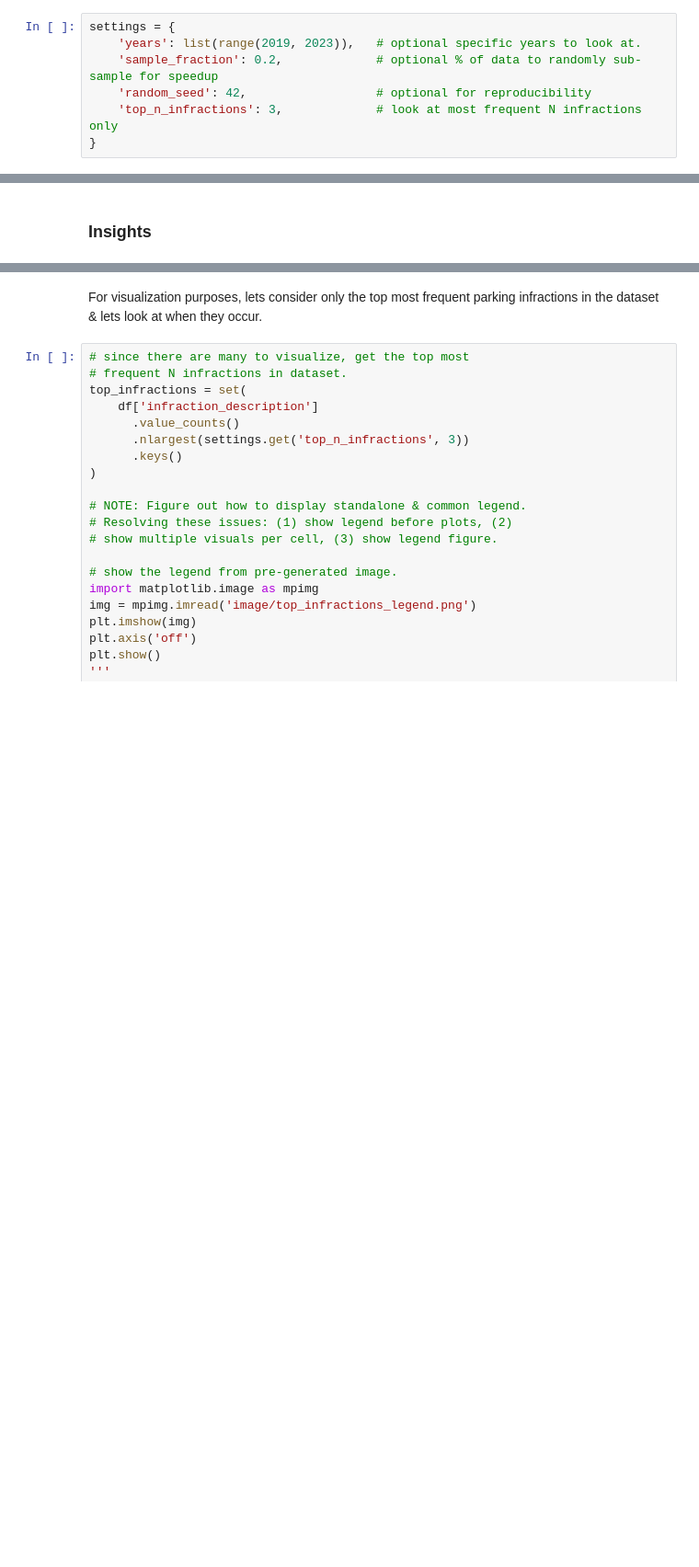
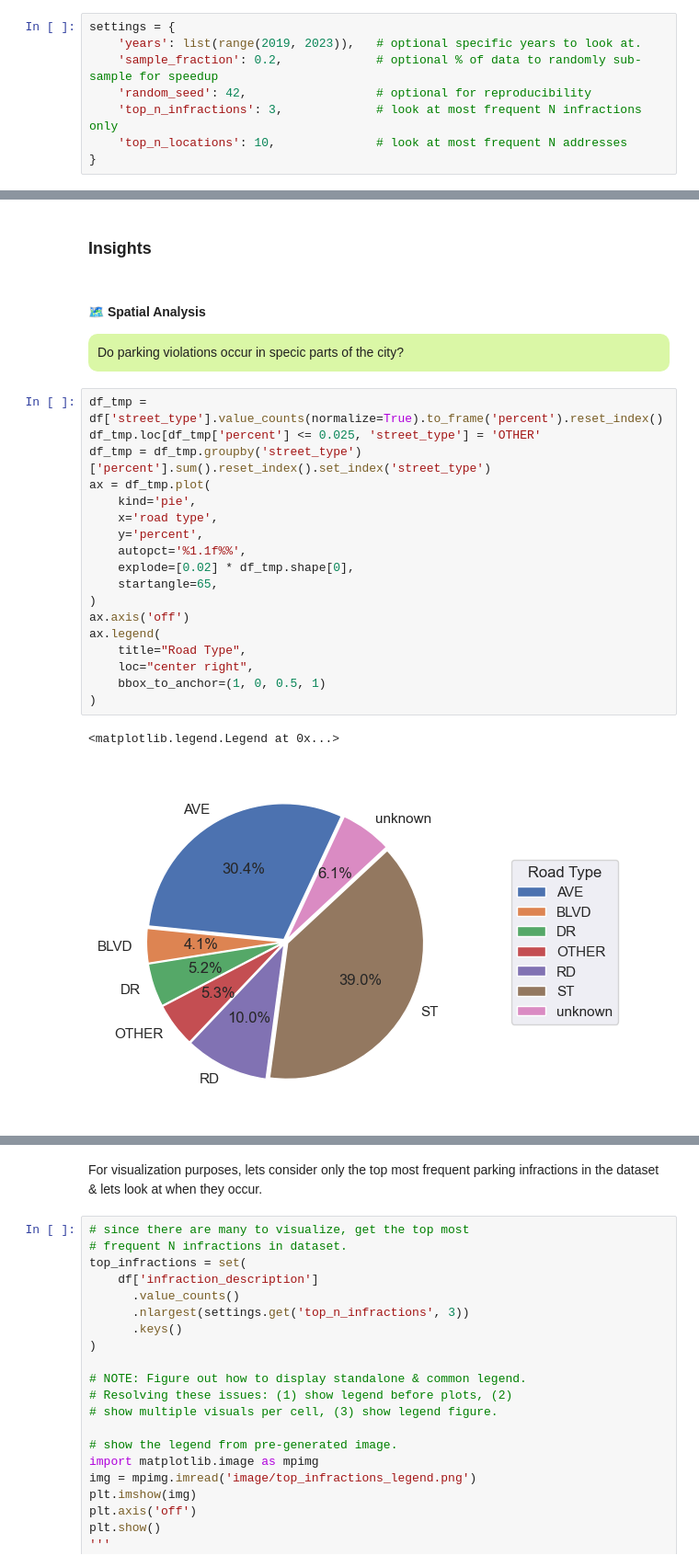
Before and after one commit to eangius/exploratory_data, a Jupyter notebook: parking_tickets/insights.ipynb, the cells around one changed output, grey strips where cells are left out. Shown at 92% size. Drawn from its saved outputs; the diff is of its cells as text; blank space fills up the shorter version.

```diff
--- a/parking_tickets/insights.ipynb
+++ b/parking_tickets/insights.ipynb
@@ -7,4 +7,5 @@ settings = {
     'sample_fraction': 0.2,             # optional % of data to randomly sub-sample for speedup
     'random_seed': 42,                  # optional for reproducibility
     'top_n_infractions': 3,             # look at most frequent N infractions only
+    'top_n_locations': 10,              # look at most frequent N addresses
 }
@@ -87,2 +110,26 @@ DATA OVERVIEW
 # %% [markdown]
 ### Insights
+# %% [markdown]
+#### 🗺️ Spatial Analysis
+<p style="background: #DAF7A6;padding: 10px;-moz-border-radius: 10px;-webkit-border-radius: 10px;-o-border-radius: 10px;-ms-border-radius: 10px;border-radius: 10px;">Do parking violations occur in specic parts of the city?</p>
+# %%
+df_tmp = df['street_type'].value_counts(normalize=True).to_frame('percent').reset_index()
+df_tmp.loc[df_tmp['percent'] <= 0.025, 'street_type'] = 'OTHER'
+df_tmp = df_tmp.groupby('street_type')['percent'].sum().reset_index().set_index('street_type')
+ax = df_tmp.plot(
+    kind='pie',
+    x='road type',
+    y='percent',
+    autopct='%1.1f%%',
+    explode=[0.02] * df_tmp.shape[0],
+    startangle=65,
+)
+ax.axis('off')
+ax.legend(
+    title="Road Type",
+    loc="center right",
+    bbox_to_anchor=(1, 0, 0.5, 1)
+)
+# %% [output]
+<matplotlib.legend.Legend at 0x...>
+[figure, added]
```
Also changed, not shown: parts of 16 cells of this notebook.
